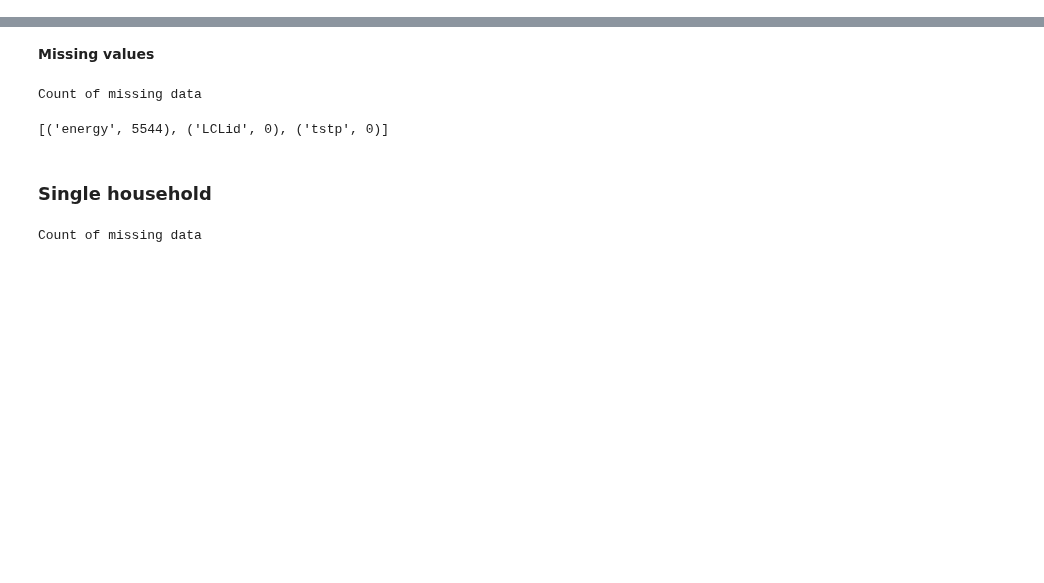
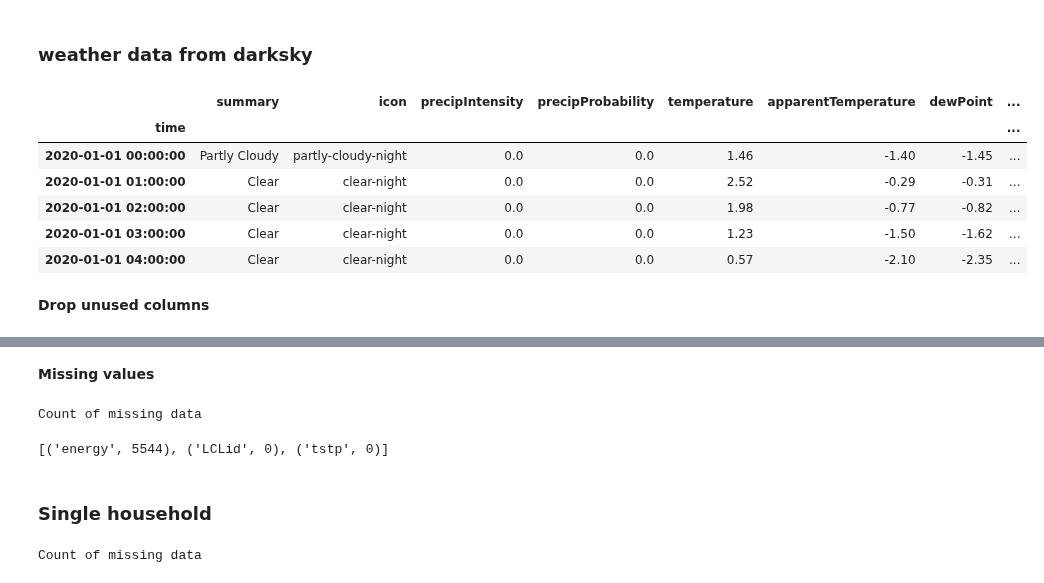
Before and after one commit to charlesfu4/MT, a Jupyter notebook: data/dataPrep.ipynb, the cells around one changed output, grey strips where cells are left out. Drawn from its saved outputs; the diff is of its cells as text; code cells hidden in the pictures; blank space fills up the shorter version.

Commit message:
request and elia data manipulation

```diff
--- a/data/dataPrep.ipynb
+++ b/data/dataPrep.ipynb
@@ -131,0 +136,20 @@ elia_qh.to_csv("elia_qh.csv", index = True)
+# %% [markdown]
+### weather data from darksky
+# %%
+## request weather data in brussels
+                    # lat   ,  long ,  start_date   , ndays, timezone
+wr = weather_request(50.8436, 4.3530, "2020-01-01 00:00", 87, 'CET')
+wr.request()
+weather_elia = wr.get_pandas()
+# %%
+weather_elia.head()
+# %% [output]
+|  | summary | icon | precipIntensity | precipProbability | temperature | apparentTemperature | dewPoint | ... |
+| time |  |  |  |  |  |  |  | ... |
+| 2020-01-01 00:00:00 | Partly Cloudy | partly-cloudy-night | 0.0 | 0.0 | 1.46 | -1.40 | -1.45 | ... |
+| 2020-01-01 01:00:00 | Clear | clear-night | 0.0 | 0.0 | 2.52 | -0.29 | -0.31 | ... |
+| 2020-01-01 02:00:00 | Clear | clear-night | 0.0 | 0.0 | 1.98 | -0.77 | -0.82 | ... |
+| 2020-01-01 03:00:00 | Clear | clear-night | 0.0 | 0.0 | 1.23 | -1.50 | -1.62 | ... |
+| 2020-01-01 04:00:00 | Clear | clear-night | 0.0 | 0.0 | 0.57 | -2.10 | -2.35 | ... |
+# %% [markdown]
+**Drop unused columns**
```
Also changed, not shown: parts of 52 cells of this notebook, 4 other files.
